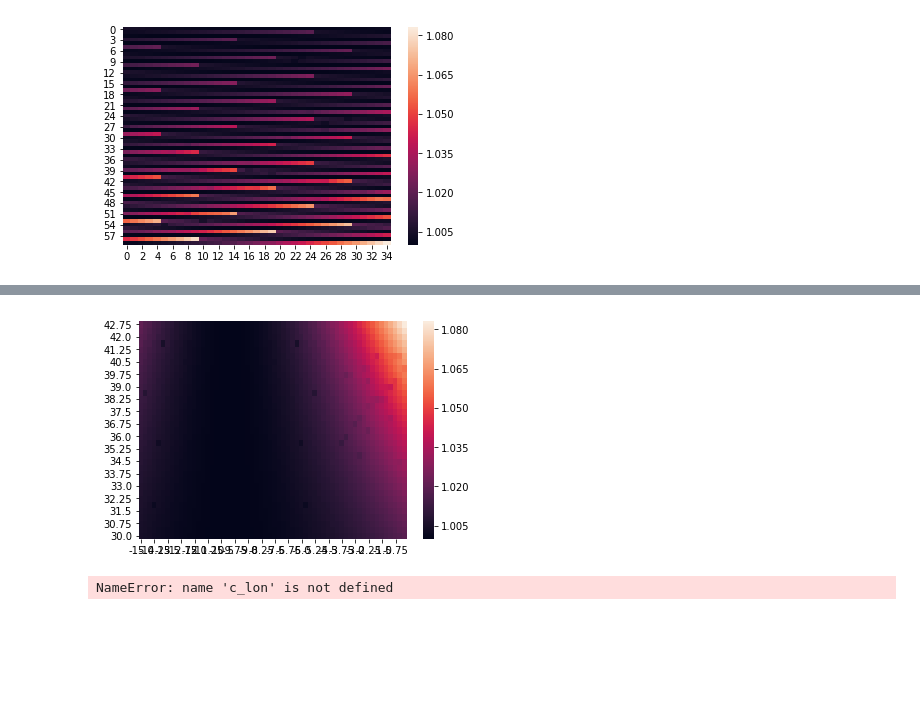
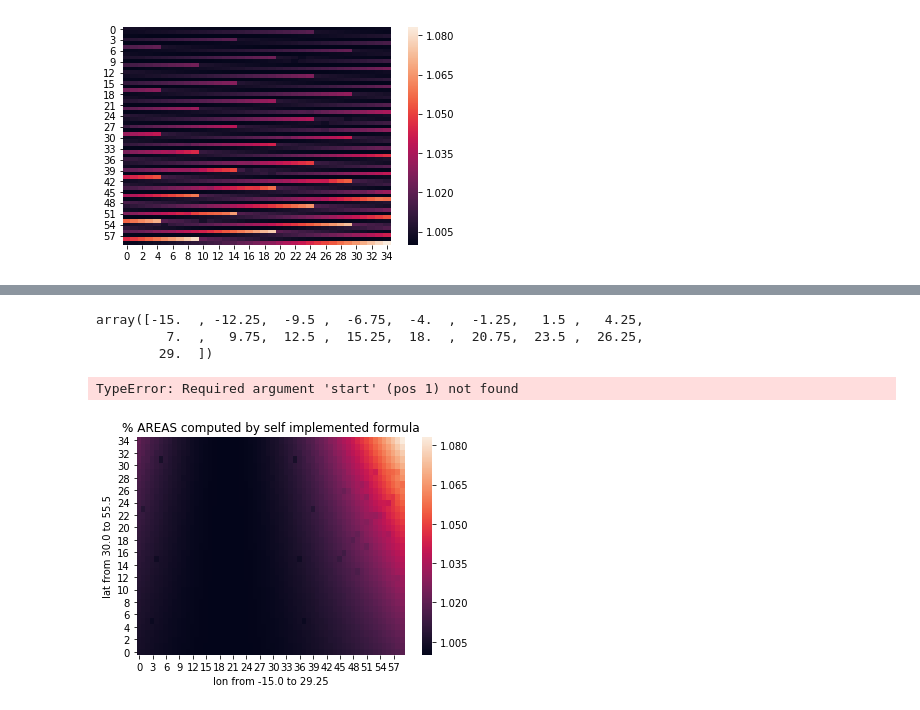
Before and after one commit to hannasv/ms, a Jupyter notebook: notebooks/TestdPhidTheta.ipynb, the cells around one changed output, grey strips where cells are left out. Cells and saved outputs as stored; diff of their text form; code cells hidden in the pictures; blank space fills up the shorter version.

Commit message:
saved fig areas

```diff
--- a/notebooks/TestdPhidTheta.ipynb
+++ b/notebooks/TestdPhidTheta.ipynb
@@ -12,8 +12,8 @@ from netCDF4 import Dataset
 # %%
 # era_AREA = area_grid_cell(lat, 0.375, 0.375)
 # %%
-nc_path   = '//uio/lagringshotell/geofag/students/metos/hannasv/satelite_coordinates/'
-#nc_path  = '//home/hanna/Desktop/examples_master_thesis/'
+#nc_path   = '//uio/lagringshotell/geofag/students/metos/hannasv/satelite_coordinates/'
+nc_path  = '//home/hanna/Desktop/examples_master_thesis/'
 nc_file  = glob.glob(nc_path + '*.nc')[0]
 rootgrp = Dataset(nc_file, "r", format="NETCDF4")
 cloud_mask = rootgrp.variables["cloudMask"][:].data
@@ -385,15 +396,24 @@ ax = sns.heatmap((np.array(areas)).reshape(len(lons), len(lats)))
+# %%
+xticks
+# %% [output]
+array([-15.  , -12.25,  -9.5 ,  -6.75,  -4.  ,  -1.25,   1.5 ,   4.25,
+         7.  ,   9.75,  12.5 ,  15.25,  18.  ,  20.75,  23.5 ,  26.25,
+        29.  ])
+# %%
+np.arange()
+# %% [output]
+TypeError: Required argument 'start' (pos 1) not found
 # %%
 ax = sns.heatmap((np.array(areas)).reshape(len(lats), len(lons)))
 ax.invert_yaxis()
-#ax.set_yticklabels(lats);
+ax.set_xlabel("lon from {} to {}".format(min(lons), max(lons)))
+ax.set_ylabel("lat from {} to {}".format(min(lats), max(lats)))
+#ax.yticklabels(visible = False);
 #ax.set_xticklabels(lons);
+ax.set_title("% AREAS computed by self implemented formula")
+plt.savefig('test_areas.png')
 # %% [output]
-[figure, old version]
+[figure, new version]
-# %%
-plt.scatter(c_lon[idx_left_boundary],  c_lat[idx_left_boundary])
-plt.scatter(c_lon[idx_right_boundary], c_lat[idx_right_boundary])
-# %% [output]
-NameError: name 'c_lon' is not defined
 # %%
 plt.scatter(c_lon[idx_down_boundary], c_lat[idx_down_boundary])
 # %%
```
Also changed, not shown: parts of 3 cells of this notebook.
